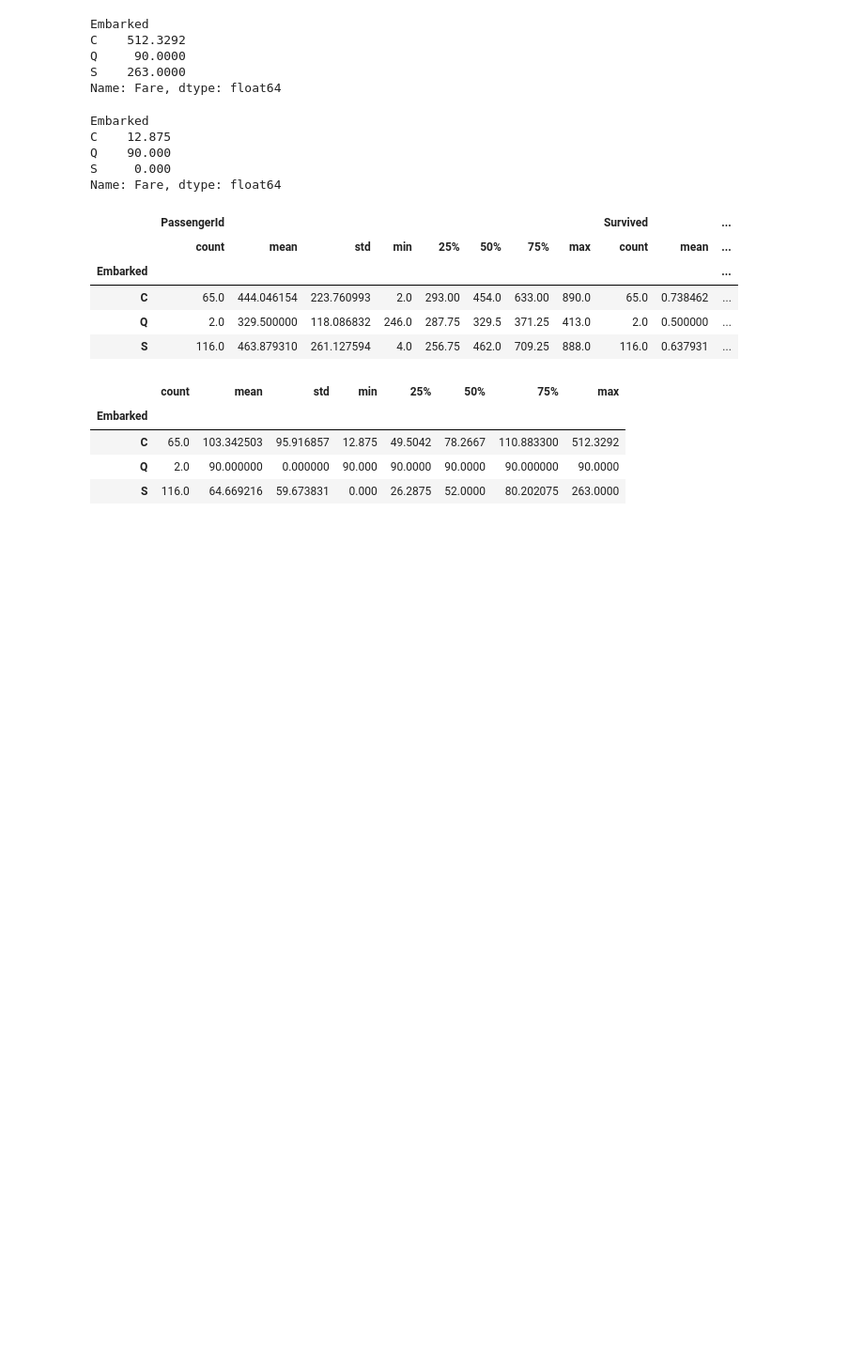
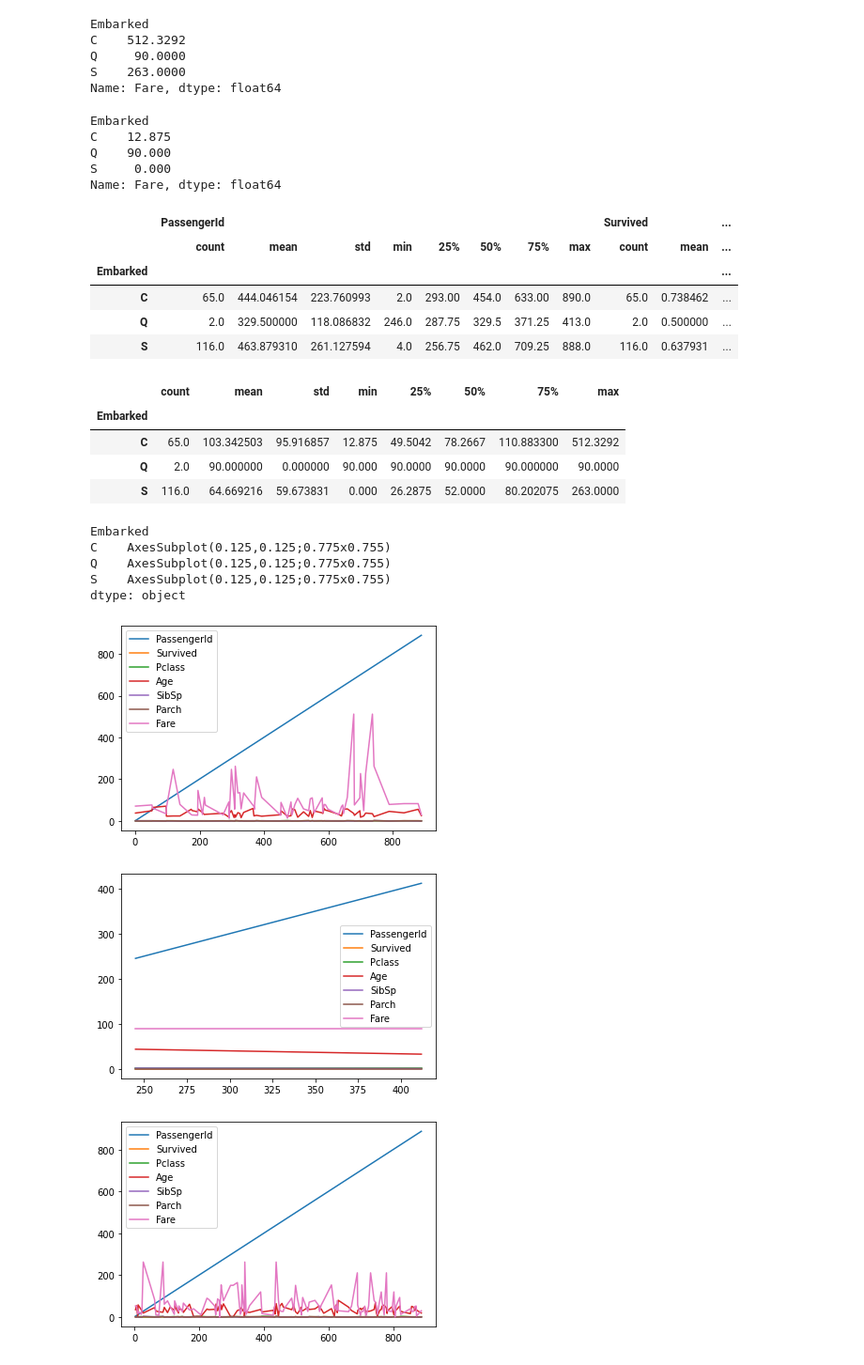
Before and after one commit to techakilan/python-datascience-training, a Jupyter notebook: PythonPandas.ipynb, the cells around one changed output. Shown: that part at 94% size. Drawn from its saved outputs; the diff is of its cells as text; code cells hidden in the pictures; blank space fills up the shorter version.

```diff
--- a/PythonPandas.ipynb
+++ b/PythonPandas.ipynb
@@ -693,3 +693,15 @@ titanic_df_groupby.describe()["Fare"]
 | C | 65.0 | 103.342503 | 95.916857 | 12.875 | 49.5042 | 78.2667 | 110.883300 | 512.3292 |
 | Q | 2.0 | 90.000000 | 0.000000 | 90.000 | 90.0000 | 90.0000 | 90.000000 | 90.0000 |
 | S | 116.0 | 64.669216 | 59.673831 | 0.000 | 26.2875 | 52.0000 | 80.202075 | 263.0000 |
+# %%
+%matplotlib inline
+titanic_df_groupby.plot()
+# %% [output]
+Embarked
+C    AxesSubplot(0.125,0.125;0.775x0.755)
+Q    AxesSubplot(0.125,0.125;0.775x0.755)
+S    AxesSubplot(0.125,0.125;0.775x0.755)
+dtype: object
+[figure, added]
+[figure, added]
+[figure, added]
```
